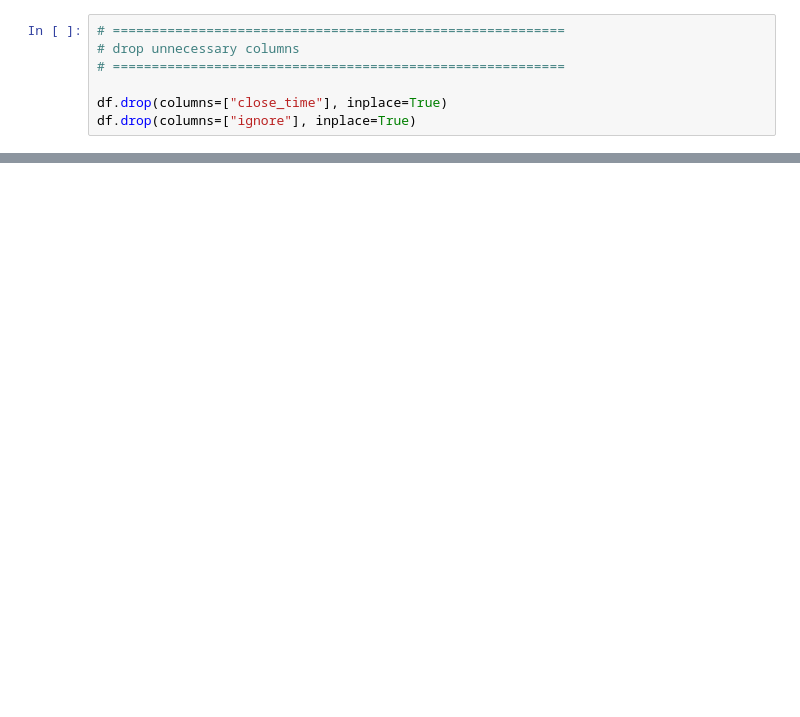
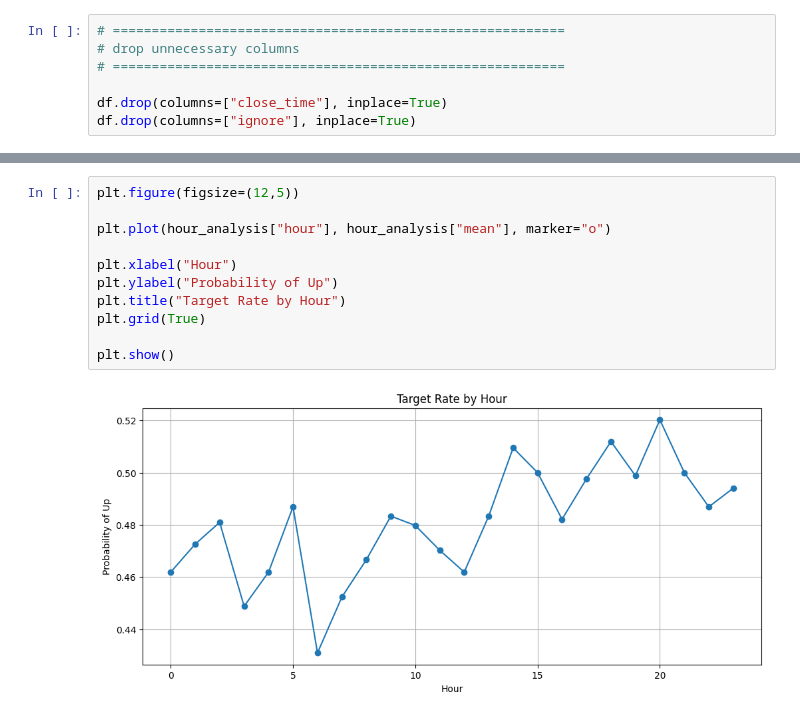
Before and after one commit to nguyenhoanghuy34/market-risk-classification, a Jupyter notebook: notebooks/feature_engineering.ipynb, the cells around one changed output, grey strips where cells are left out. Saved outputs shown, nothing was run; the diff lists cells and outputs as text; blank space fills up the shorter version.

Commit message:
opentime hours show

```diff
--- a/notebooks/feature_engineering.ipynb
+++ b/notebooks/feature_engineering.ipynb
@@ -39,0 +81,13 @@ df.drop(columns=["ignore"], inplace=True)
+# %%
+plt.figure(figsize=(12,5))
+
+plt.plot(hour_analysis["hour"], hour_analysis["mean"], marker="o")
+
+plt.xlabel("Hour")
+plt.ylabel("Probability of Up")
+plt.title("Target Rate by Hour")
+plt.grid(True)
+
+plt.show()
+# %% [output]
+[figure, added]
```
Also changed, not shown: parts of 7 cells of this notebook.
